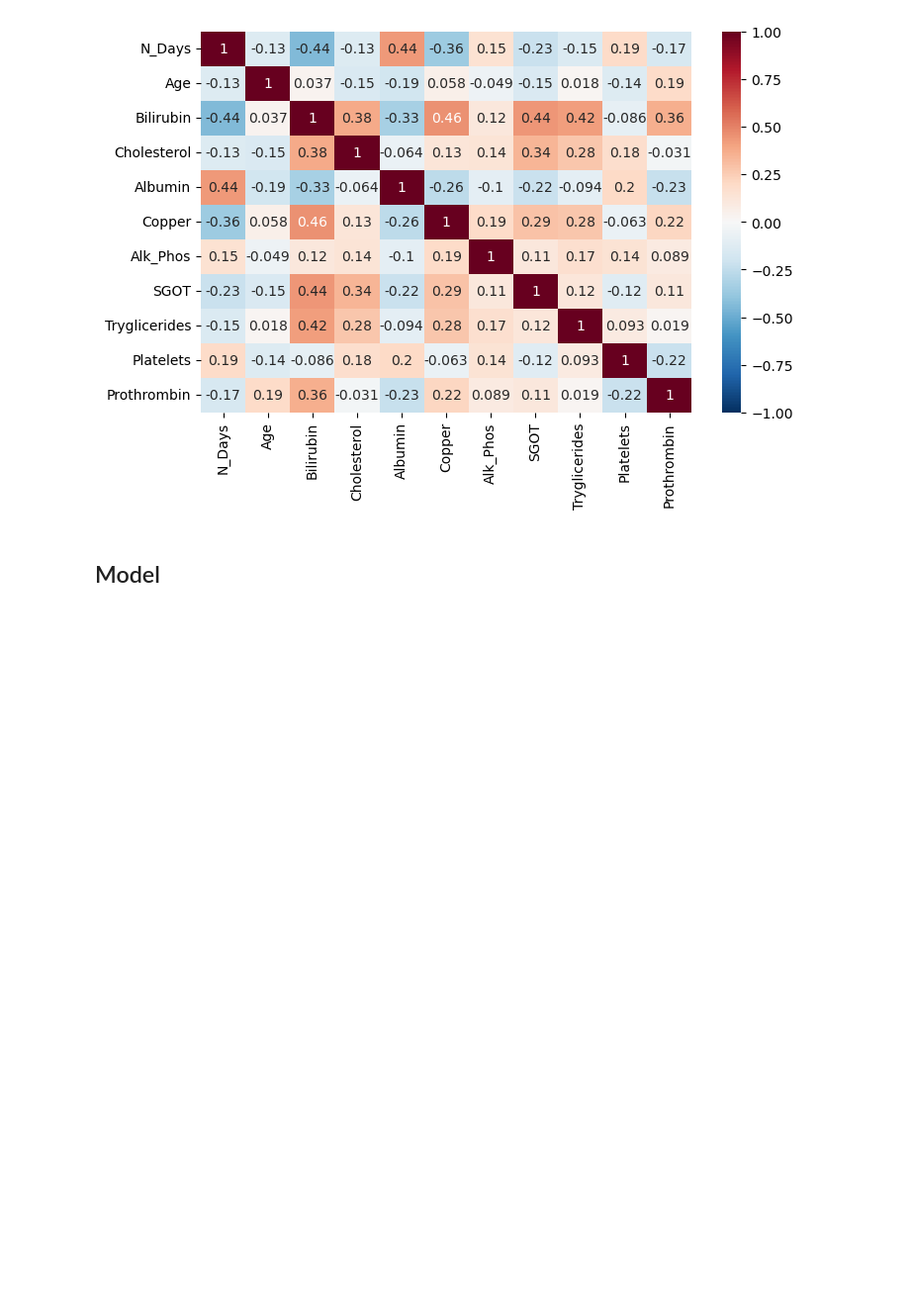
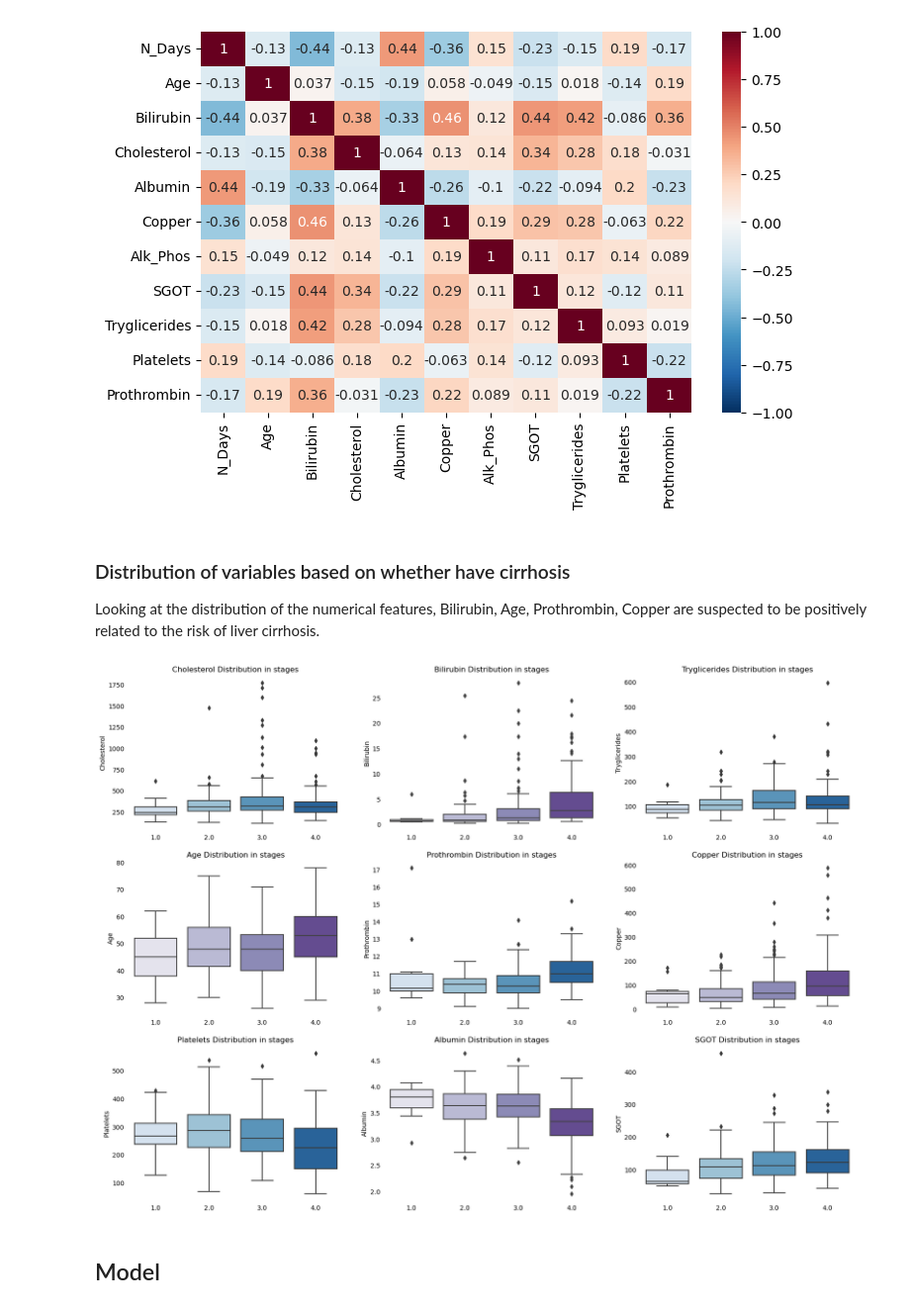
Before and after one commit to YixuanJiao04/Breast-Cancer-Classification, a Jupyter notebook: Liver-Cirhosis-Prediction.ipynb, the cells around one changed output. Shown: that part at 99% size. Drawn from its saved outputs; the diff is of its cells as text; code cells hidden in the pictures; blank space fills up the shorter version.

Commit message:
Add EDA plot

```diff
--- a/Liver-Cirhosis-Prediction.ipynb
+++ b/Liver-Cirhosis-Prediction.ipynb
@@ -114,6 +114,29 @@ plt.figure(figsize=(8, 5))
 heatmap = sns.heatmap(continous_df.corr(), cmap = 'RdBu_r', vmin=-1, vmax=1, annot=True)
 # %% [output]
 [figure]
+# %% [markdown]
+### Distribution of variables based on whether have cirrhosis
+
+Looking at the distribution of the numerical features, Bilirubin, Age, Prothrombin, Copper are suspected to be positively related to the risk of liver cirrhosis.
+# %%
+plt.figure(figsize=(20.6,15))
+col = ['Cholesterol','Bilirubin','Tryglicerides','Age','Prothrombin','Copper',
+       'Platelets','Albumin','SGOT']
+
+for i in range(len(col)):
+    var = col[i]
+    if i%2 == 0:
+        color = 'Blues'
+    else:
+        color = 'Purples'
+    plt.subplot(3,3,i+1)
+    sns.boxplot(x='Stage', y=var, data=cir_df, palette=color)
+    sns.despine(top=True, right=True, bottom=True, left=True)
+    plt.tick_params(axis='both', which='both', bottom=False, top=False, left=False)
+    plt.xlabel('')
+    plt.title(var + ' Distribution in stages');
+# %% [output]
+[figure, added]
 # %%
 cir_df = cir_df.drop(columns = ['Status','N_Days'])
 # %% [markdown]
```
